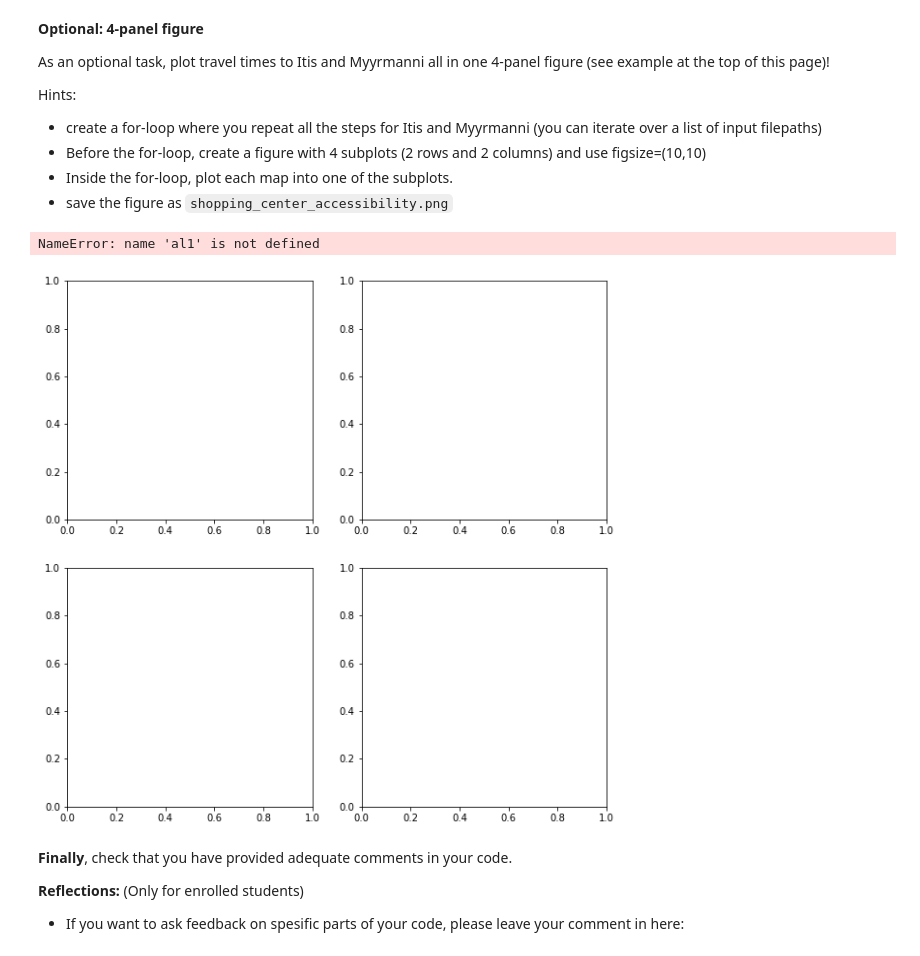
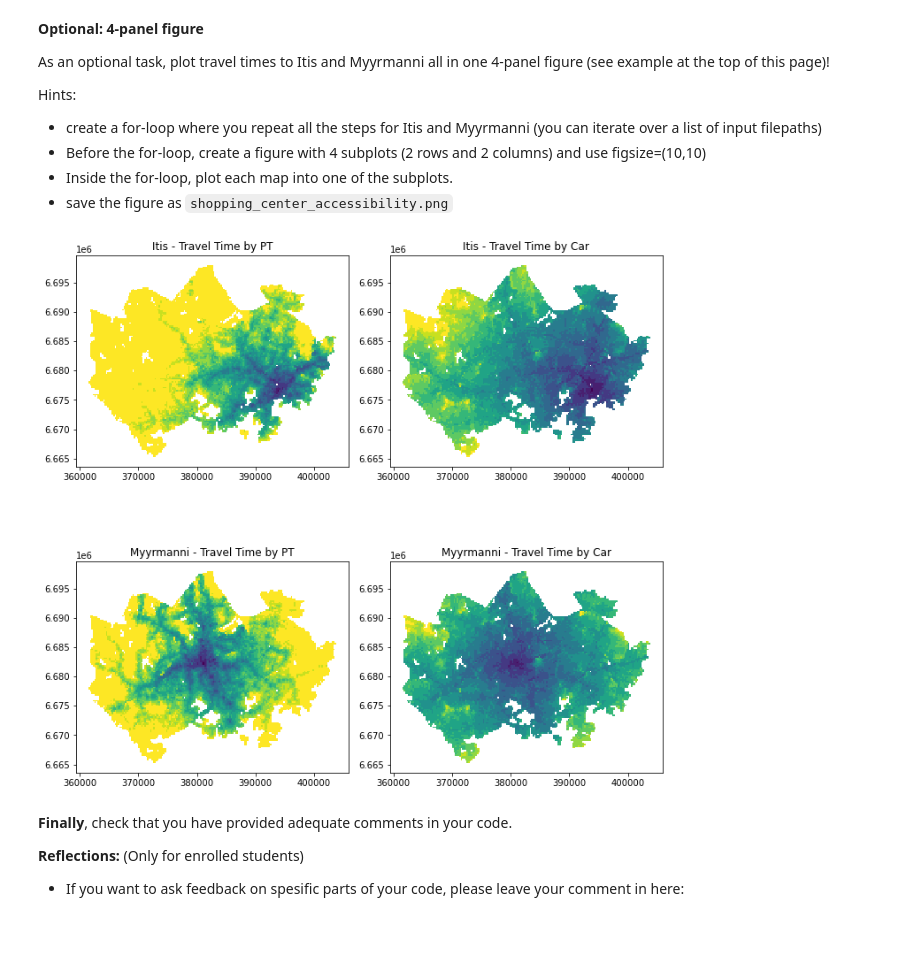
Before and after one commit to Joe-Degs/AutoGIS, a Jupyter notebook: lesson4/exercise-4/Exercise-4-problem-1.ipynb, the cells around one changed output. Drawn from its saved outputs; the diff is of its cells as text; code cells hidden in the pictures.

```diff
--- a/lesson4/exercise-4/Exercise-4-problem-1.ipynb
+++ b/lesson4/exercise-4/Exercise-4-problem-1.ipynb
@@ -308,13 +308,24 @@ Hints:
 - Before the for-loop, create a figure with 4 subplots (2 rows and 2 columns) and use figsize=(10,10)
 - Inside the for-loop, plot each map into one of the subplots.
 - save the figure as `shopping_center_accessibility.png`
-# %%
-# REPLACE THE ERROR BELOW WITH YOUR OWN CODE
-# data_geo(2 plots) and mya_geo(2 plots)
-fig, axs = plt.subplots(nrows=2, ncols=2, figsize=(10, 10))
-# %% [output]
-NameError: name 'al1' is not defined
-[figure, removed]
+# %%
+# REPLACE THE ERROR BELOW WITH YOUR OWN CODE
+# data_geo(2 plots) and mya_geo(2 plots)
+# columns to plot 'pt_r_t_cl' and 'car_r_t_cl'
+# row1 plot is 'Itis'
+# row2 plot is 'Myyrmanni'
+fig, (row1, row2) = plt.subplots(nrows=2, ncols=2, figsize=(10, 10))
+
+for data, city, row in zip((data_geo, mya_geo), ('Itis', 'Myyrmanni'), (row1, row2)):
+    for idx, colname, title in zip(range(2), ('pt_r_t_cl', 'car_r_t_cl'), ('Travel Time by PT', 'Travel Time by Car')):
+        data.plot(ax=row[idx], column=colname)
+        row[idx].set_title(f"{city} - {title}")
+
+plt.tight_layout()
+plt.savefig('shopping_center_accessibility.png')
+plt.show()
+# %% [output]
+[figure, added]
 # %% [markdown]
 **Finally**, check that you have provided adequate comments in your code.
 
```
Also changed, not shown: 1 other file.
